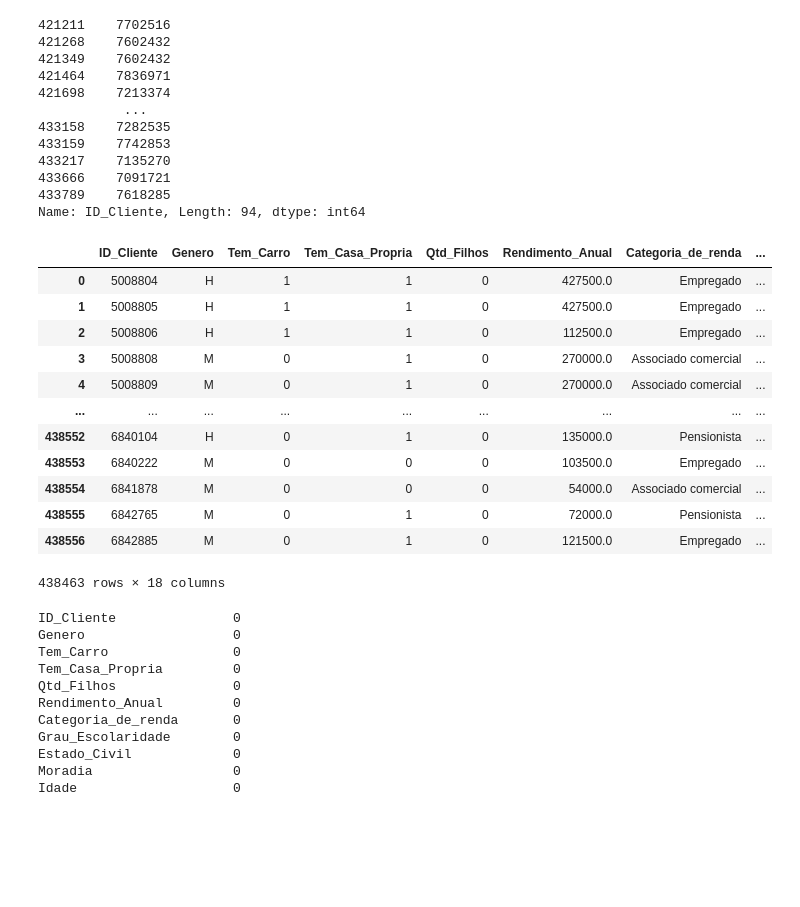
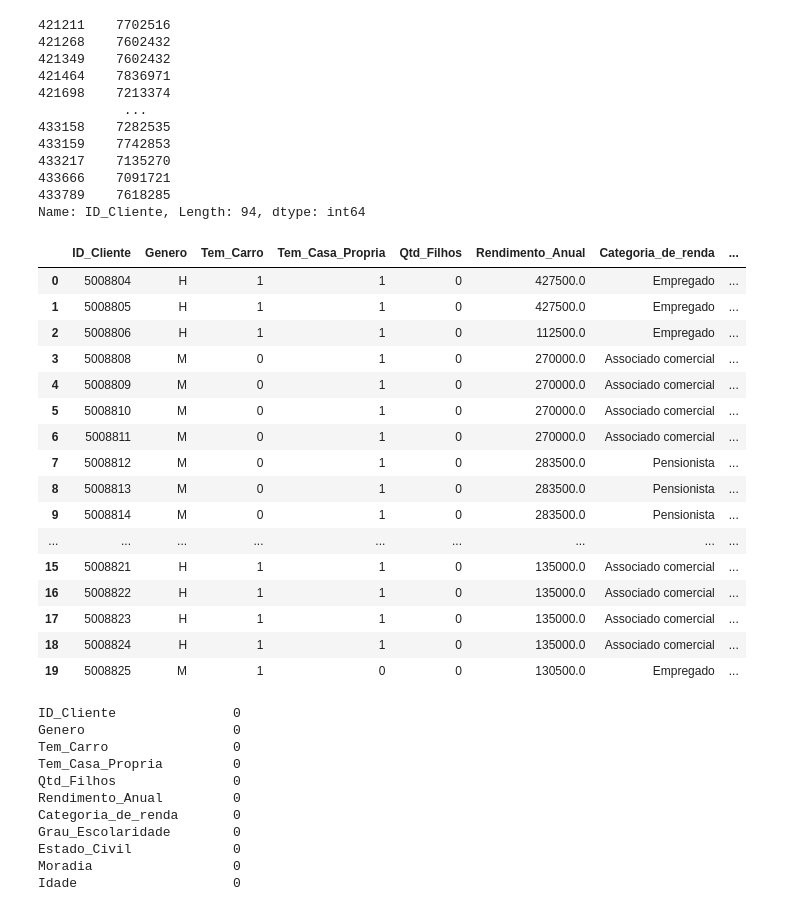
Before and after one commit to HenriqueCCdA/bootCampAluraDataScience, a Jupyter notebook: modulo6/aulas/boot_camp_modulo6_aulas.ipynb, the cells around one changed output. Cells and saved outputs as stored; diff of their text form; code cells hidden in the pictures; blank space fills up the shorter version.

```diff
--- a/modulo6/aulas/boot_camp_modulo6_aulas.ipynb
+++ b/modulo6/aulas/boot_camp_modulo6_aulas.ipynb
@@ -59,21 +59,25 @@ id_repetidos
 Name: ID_Cliente, Length: 94, dtype: int64
 # %%
 df_clientes_cadastrados_ID_unicos = df_clientes_cadastrados.drop(id_repetidos.index)
-df_clientes_cadastrados_ID_unicos
+df_clientes_cadastrados_ID_unicos.head(n=20)
 # %% [output]
 |  | ID_Cliente | Genero | Tem_Carro | Tem_Casa_Propria | Qtd_Filhos | Rendimento_Anual | Categoria_de_renda | ... |
 | 0 | 5008804 | H | 1 | 1 | 0 | 427500.0 | Empregado | ... |
 | 1 | 5008805 | H | 1 | 1 | 0 | 427500.0 | Empregado | ... |
 | 2 | 5008806 | H | 1 | 1 | 0 | 112500.0 | Empregado | ... |
 | 3 | 5008808 | M | 0 | 1 | 0 | 270000.0 | Associado comercial | ... |
 | 4 | 5008809 | M | 0 | 1 | 0 | 270000.0 | Associado comercial | ... |
+| 5 | 5008810 | M | 0 | 1 | 0 | 270000.0 | Associado comercial | ... |
+| 6 | 5008811 | M | 0 | 1 | 0 | 270000.0 | Associado comercial | ... |
+| 7 | 5008812 | M | 0 | 1 | 0 | 283500.0 | Pensionista | ... |
+| 8 | 5008813 | M | 0 | 1 | 0 | 283500.0 | Pensionista | ... |
+| 9 | 5008814 | M | 0 | 1 | 0 | 283500.0 | Pensionista | ... |
 | ... | ... | ... | ... | ... | ... | ... | ... | ... |
-| 438552 | 6840104 | H | 0 | 1 | 0 | 135000.0 | Pensionista | ... |
-| 438553 | 6840222 | M | 0 | 0 | 0 | 103500.0 | Empregado | ... |
-| 438554 | 6841878 | M | 0 | 0 | 0 | 54000.0 | Associado comercial | ... |
-| 438555 | 6842765 | M | 0 | 1 | 0 | 72000.0 | Pensionista | ... |
-| 438556 | 6842885 | M | 0 | 1 | 0 | 121500.0 | Empregado | ... |
+| 15 | 5008821 | H | 1 | 1 | 0 | 135000.0 | Associado comercial | ... |
+| 16 | 5008822 | H | 1 | 1 | 0 | 135000.0 | Associado comercial | ... |
+| 17 | 5008823 | H | 1 | 1 | 0 | 135000.0 | Associado comercial | ... |
+| 18 | 5008824 | H | 1 | 1 | 0 | 135000.0 | Associado comercial | ... |
+| 19 | 5008825 | M | 1 | 0 | 0 | 130500.0 | Empregado | ... |
-438463 rows × 18 columns
 # %%
 df_clientes_cadastrados_ID_unicos.isnull().sum()
 # %% [output]
```
Also changed, not shown: parts of 27 cells of this notebook.
